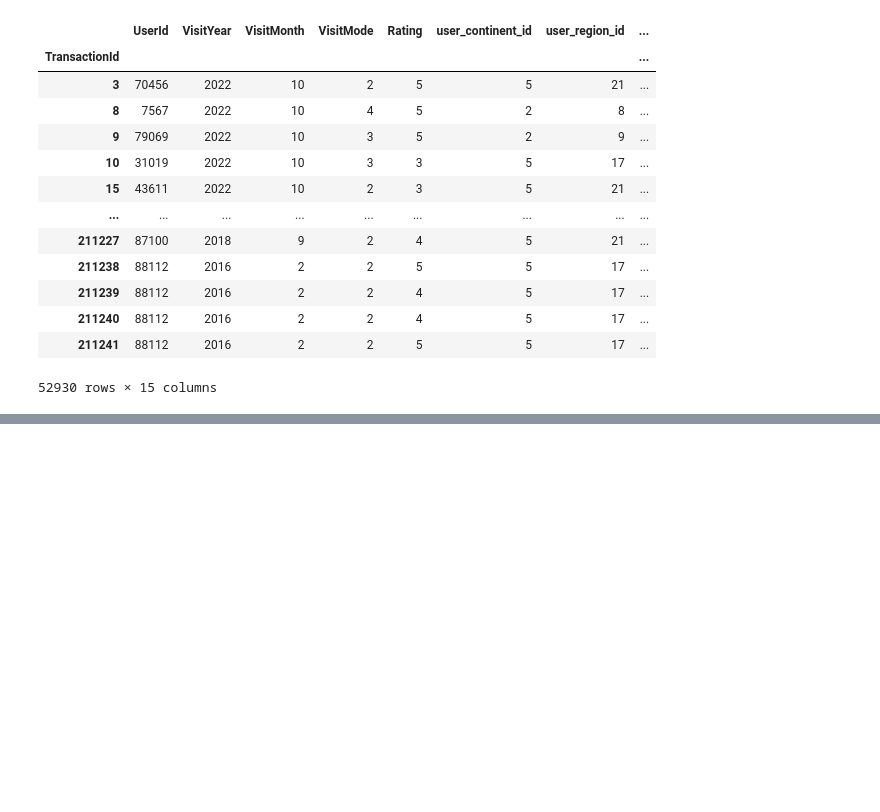
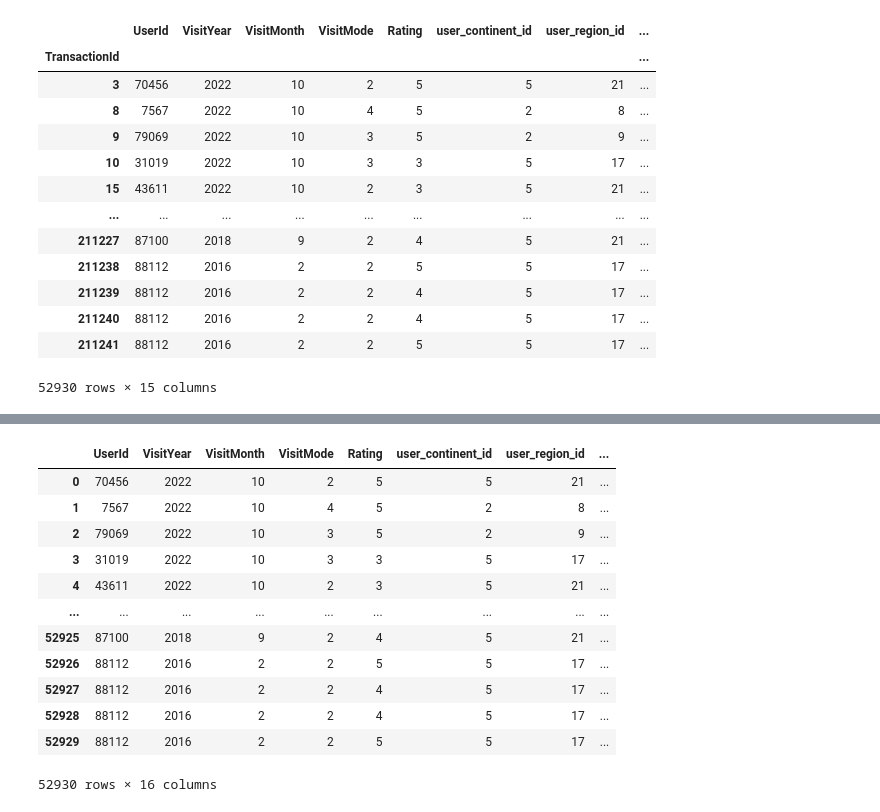
Before and after one commit to sushantkas/Project_8, a Jupyter notebook: notebooks/data_understanding.ipynb, the cells around one changed output, grey strips where cells are left out. Cells and saved outputs as stored; diff of their text form; code cells hidden in the pictures; blank space fills up the shorter version.

```diff
--- a/notebooks/data_understanding.ipynb
+++ b/notebooks/data_understanding.ipynb
@@ -122,0 +140,2 @@ numeric_data
+# %%
+numeric_data=numeric_data.merge(pd.DataFrame(numeric_data["UserId"].value_counts()),left_on="UserId", right_on="UserId")
@@ -122,0 +144,2 @@ numeric_data
+# %%
+numeric_data.rename(columns={"count":"UserId_count"}, inplace=True)
@@ -122,0 +168,16 @@ numeric_data
+# %%
+numeric_data
+# %% [output]
+|  | UserId | VisitYear | VisitMonth | VisitMode | Rating | user_continent_id | user_region_id | ... |
+| 0 | 70456 | 2022 | 10 | 2 | 5 | 5 | 21 | ... |
+| 1 | 7567 | 2022 | 10 | 4 | 5 | 2 | 8 | ... |
+| 2 | 79069 | 2022 | 10 | 3 | 5 | 2 | 9 | ... |
+| 3 | 31019 | 2022 | 10 | 3 | 3 | 5 | 17 | ... |
+| 4 | 43611 | 2022 | 10 | 2 | 3 | 5 | 21 | ... |
+| ... | ... | ... | ... | ... | ... | ... | ... | ... |
+| 52925 | 87100 | 2018 | 9 | 2 | 4 | 5 | 21 | ... |
+| 52926 | 88112 | 2016 | 2 | 2 | 5 | 5 | 17 | ... |
+| 52927 | 88112 | 2016 | 2 | 2 | 4 | 5 | 17 | ... |
+| 52928 | 88112 | 2016 | 2 | 2 | 4 | 5 | 17 | ... |
+| 52929 | 88112 | 2016 | 2 | 2 | 5 | 5 | 17 | ... |
+52930 rows × 16 columns
```
Also changed, not shown: parts of 9 cells of this notebook, 1 other file.
